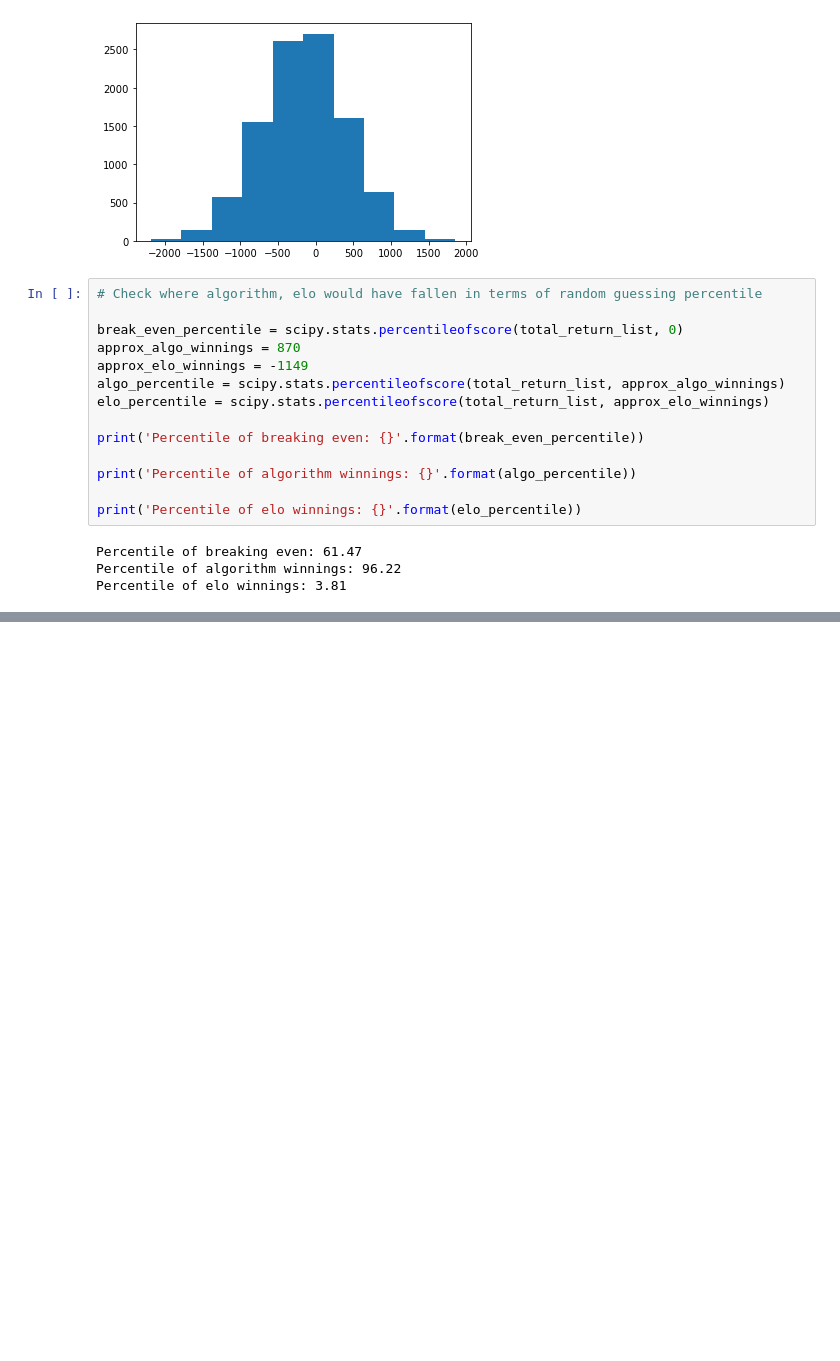
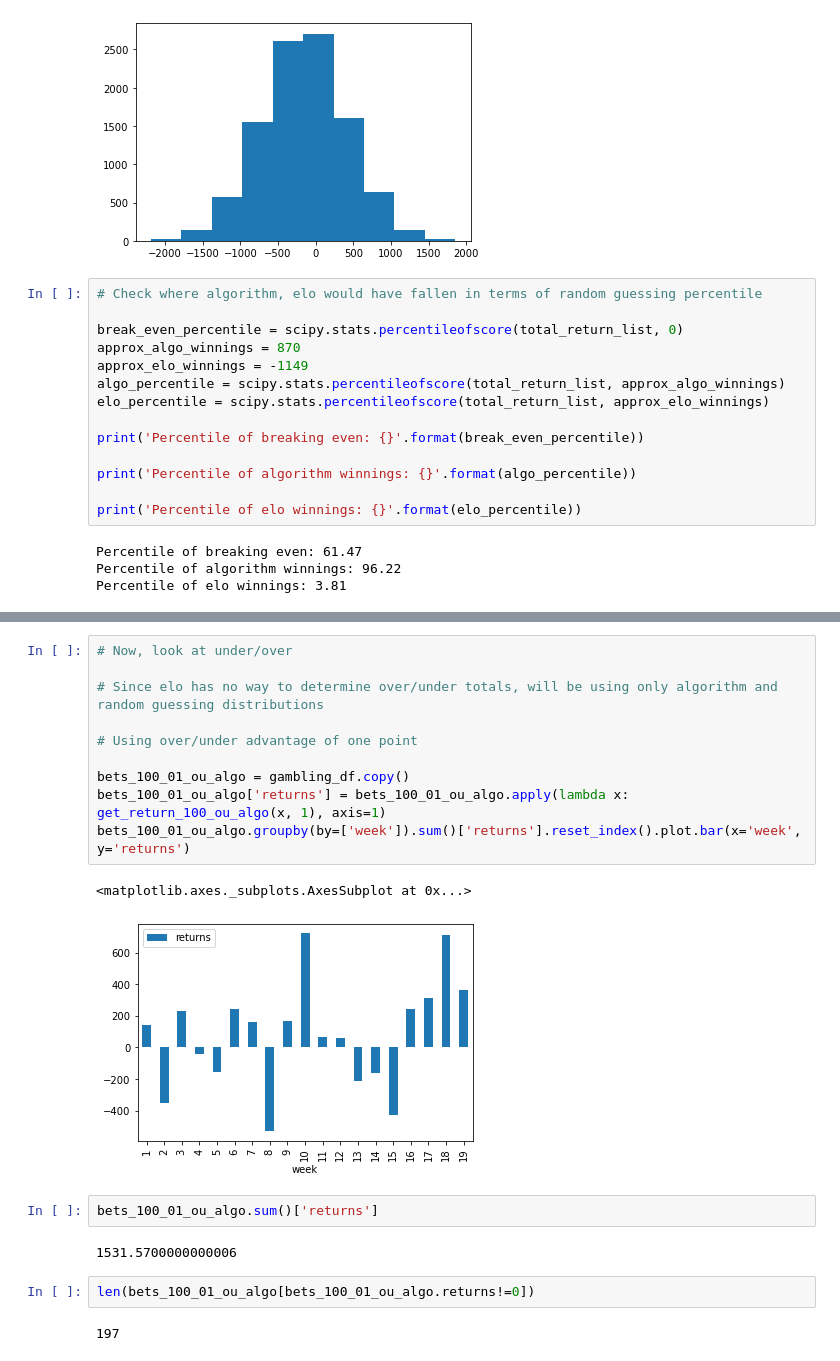
Before and after one commit to imac19/sports_gambling_algorithm, a Jupyter notebook: ideal_betting_proportions_spreads.ipynb, the cells around one changed output, grey strips where cells are left out. Saved outputs shown, nothing was run; the diff lists cells and outputs as text; blank space fills up the shorter version.

```diff
--- a/ideal_betting_proportions_spreads.ipynb
+++ b/ideal_betting_proportions_spreads.ipynb
@@ -611,0 +710,21 @@ Percentile of elo winnings: 3.81
+# %%
+# Now, look at under/over
+
+# Since elo has no way to determine over/under totals, will be using only algorithm and random guessing distributions
+
+# Using over/under advantage of one point
+
+bets_100_01_ou_algo = gambling_df.copy()
+bets_100_01_ou_algo['returns'] = bets_100_01_ou_algo.apply(lambda x: get_return_100_ou_algo(x, 1), axis=1)
+bets_100_01_ou_algo.groupby(by=['week']).sum()['returns'].reset_index().plot.bar(x='week', y='returns')
+# %% [output]
+<matplotlib.axes._subplots.AxesSubplot at 0x...>
+[figure, added]
+# %%
+bets_100_01_ou_algo.sum()['returns']
+# %% [output]
+1531.5700000000006
+# %%
+len(bets_100_01_ou_algo[bets_100_01_ou_algo.returns!=0])
+# %% [output]
+197
```
Also changed, not shown: parts of 36 cells of this notebook.
